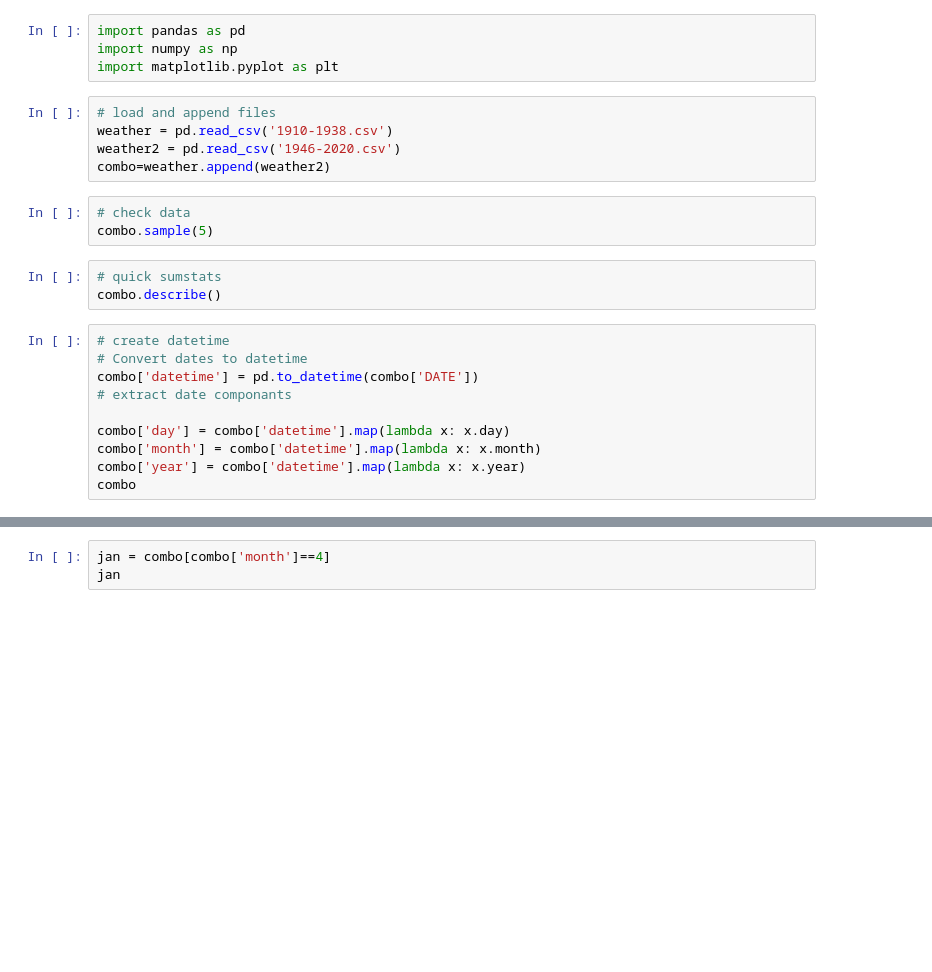
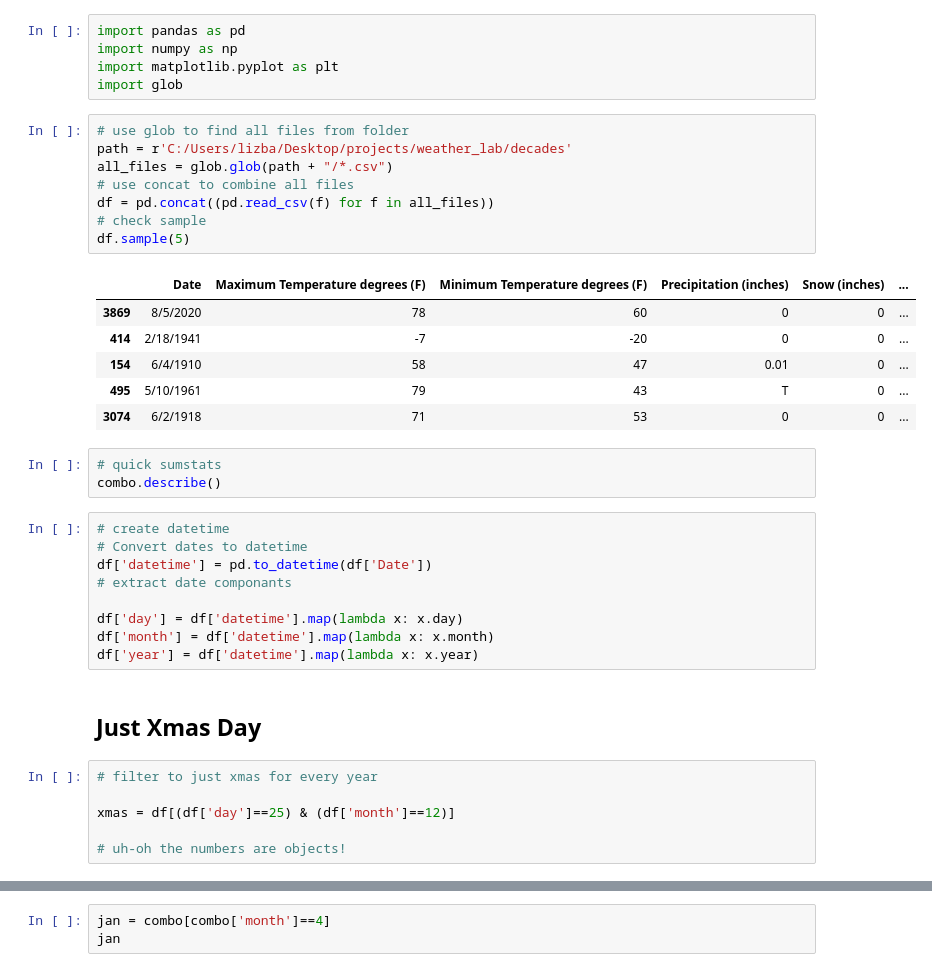
Before and after one commit to searanch/weather_lab, a Jupyter notebook: minneapolis_historical_weather.ipynb, the cells around one changed output, grey strips where cells are left out. Saved outputs shown, nothing was run; the diff lists cells and outputs as text; blank space fills up the shorter version.

```diff
--- a/minneapolis_historical_weather.ipynb
+++ b/minneapolis_historical_weather.ipynb
@@ -2,24 +2,39 @@
 import pandas as pd
 import numpy as np
 import matplotlib.pyplot as plt
+import glob
-# %%
-# load and append files
-weather = pd.read_csv('1910-1938.csv')
-weather2 = pd.read_csv('1946-2020.csv')
-combo=weather.append(weather2)
-# %%
-# check data
-combo.sample(5)
+# %%
+# use glob to find all files from folder
+path = r'C:/Users/lizba/Desktop/projects/weather_lab/decades'
+all_files = glob.glob(path + "/*.csv")
+# use concat to combine all files
+df = pd.concat((pd.read_csv(f) for f in all_files))
+# check sample
+df.sample(5)
+# %% [output]
+|  | Date | Maximum Temperature degrees (F) | Minimum Temperature degrees (F) | Precipitation (inches) | Snow (inches) | ... |
+| 3869 | 8/5/2020 | 78 | 60 | 0 | 0 | ... |
+| 414 | 2/18/1941 | -7 | -20 | 0 | 0 | ... |
+| 154 | 6/4/1910 | 58 | 47 | 0.01 | 0 | ... |
+| 495 | 5/10/1961 | 79 | 43 | T | 0 | ... |
+| 3074 | 6/2/1918 | 71 | 53 | 0 | 0 | ... |
 # %%
 # quick sumstats
 combo.describe()
 # %%
 # create datetime
 # Convert dates to datetime
-combo['datetime'] = pd.to_datetime(combo['DATE'])
+df['datetime'] = pd.to_datetime(df['Date'])
 # extract date componants
 
-combo['day'] = combo['datetime'].map(lambda x: x.day)
-combo['month'] = combo['datetime'].map(lambda x: x.month)
-combo['year'] = combo['datetime'].map(lambda x: x.year)
-combo
+df['day'] = df['datetime'].map(lambda x: x.day)
+df['month'] = df['datetime'].map(lambda x: x.month)
+df['year'] = df['datetime'].map(lambda x: x.year)
+# %% [markdown]
+## Just Xmas Day
+# %%
+# filter to just xmas for every year
+
+xmas = df[(df['day']==25) & (df['month']==12)]
+
+# uh-oh the numbers are objects!
```
Also changed, not shown: parts of 18 cells of this notebook, 22 other files.
